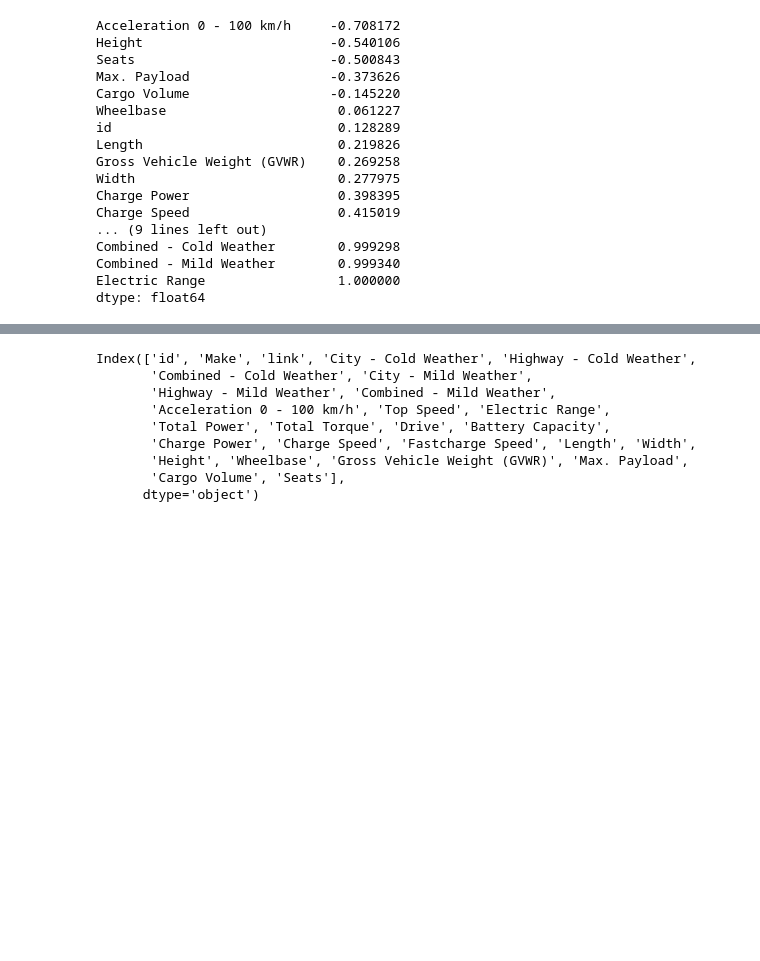
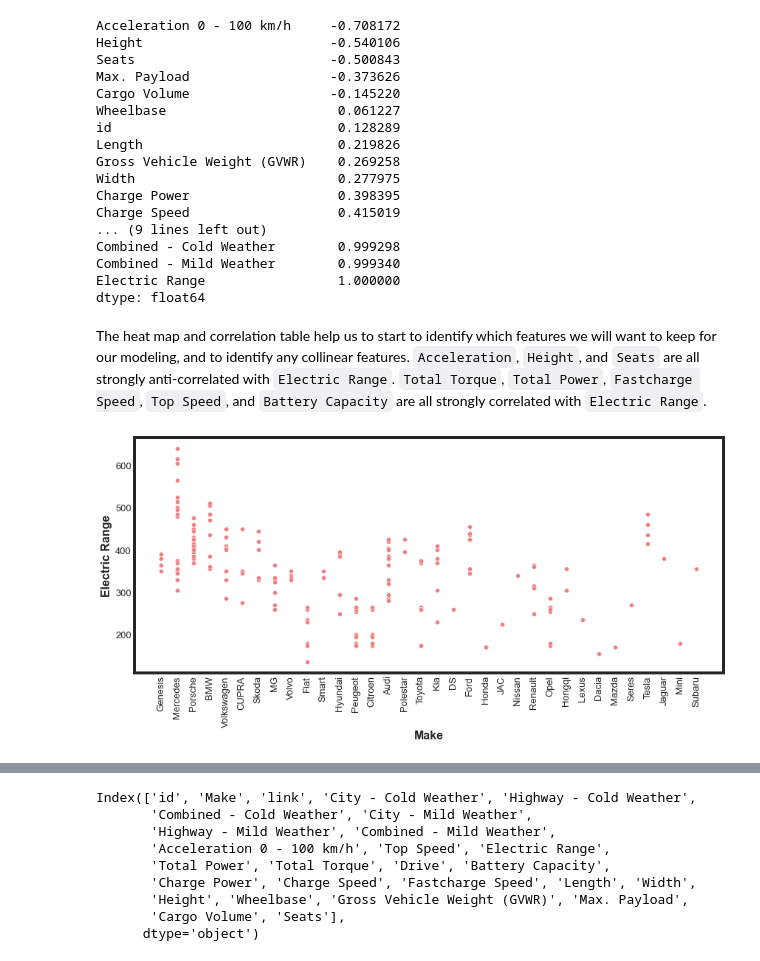
Before and after one commit to joshfuchs/DataScience_projects, a Jupyter notebook: electric_vehicles.ipynb, the cells around one changed output, grey strips where cells are left out. Drawn from its saved outputs; the diff is of its cells as text; code cells hidden in the pictures; blank space fills up the shorter version.

Commit message:
model fine tuning and data vis

````diff
--- a/electric_vehicles.ipynb
+++ b/electric_vehicles.ipynb
@@ -276,3 +276,15 @@ Combined - Cold Weather        0.999298
 Combined - Mild Weather        0.999340
 Electric Range                 1.000000
 dtype: float64
+# %% [markdown]
+The heat map and correlation table help us to start to identify which features we will want to keep for our modeling, and to identify any collinear features. ```Acceleration```, ```Height```, and ```Seats``` are all strongly anti-correlated with ```Electric Range```. ```Total Torque```, ```Total Power```, ```Fastcharge Speed```, ```Top Speed```, and ```Battery Capacity``` are all strongly correlated with ```Electric Range```.
+# %%
+plt.figure(figsize=(12,6))
+sns.scatterplot(x='Make',y='Electric Range',data=ev,color='lightcoral')
+plt.xticks(fontsize=13,rotation=90)
+plt.yticks(fontsize=13)
+plt.xlabel('Make',fontsize=16)
+plt.ylabel('Electric Range',fontsize=16)
+plt.show()
+# %% [output]
+[figure, added]
````
Also changed, not shown: parts of 22 cells of this notebook.
